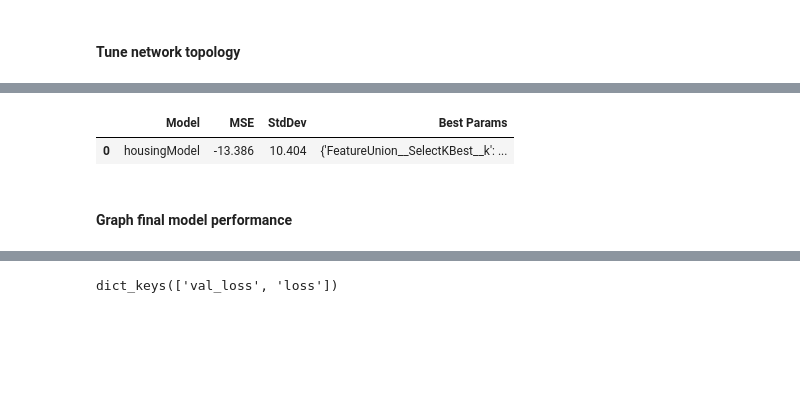
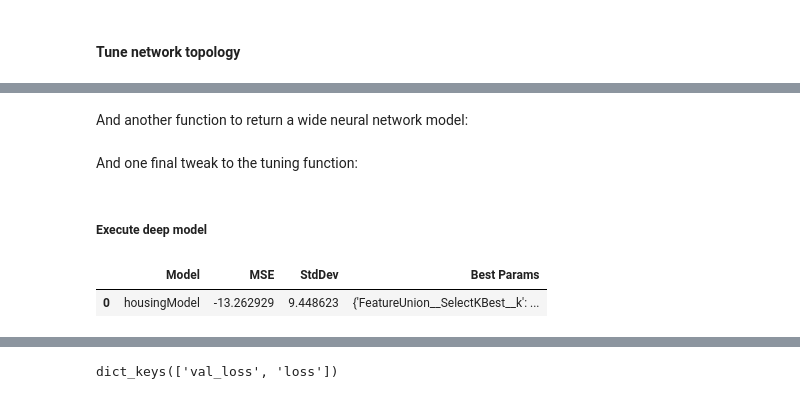
Before and after one commit to nrasch/Portfolio, a Jupyter notebook: Machine-Learning/Python/04-Classic-Datasets/Model-02.Keras.2.ipynb, the cells around one changed output, grey strips where cells are left out. Drawn from its saved outputs; the diff is of its cells as text; code cells hidden in the pictures; blank space fills up the shorter version.

```diff
--- a/Machine-Learning/Python/04-Classic-Datasets/Model-02.Keras.2.ipynb
+++ b/Machine-Learning/Python/04-Classic-Datasets/Model-02.Keras.2.ipynb
@@ -145,29 +145,6 @@ yVal.shape =  (102,)
 ### Build model function
 # %% [markdown]
 More info on the `kernal_initializer`:  https://keras.io/initializers/
-# %%
-def buildModel(optimizer = 'Adam', lr = 0.001, decay = 0.0, epsilon = None, debug = False):
-
-    opt = None
-
-    model = Sequential()
-
-    # kernel_initializer='normal' -> Initializer capable of adapting its scale to the shape of weights
-    # bias_initializer -> 'zeros' (default per the docs)
-    model.add(Dense(20, kernel_initializer='normal', activation = 'relu'))
-    model.add(Dense(10, kernel_initializer='normal', activation = 'relu'))
-    model.add(Dense(1, kernel_initializer='normal'))
-
-    if optimizer.lower() == 'adam':
-        opt = Adam(lr = lr, decay = decay, epsilon = epsilon)
-    else:
-        # Please don't ever use eval where you're recieving input from non-trusted sources!
-        # A Jupyter notebook is OK; a public facing service is certainly not
-        opt = eval(optimizer)()
-
-    model.compile(loss = 'mean_squared_error', optimizer = opt)
-
-    return model
 # %%
 def wrapper(optimizer = 'Adam', lr = 0.001, decay = 0.0, epsilon = None):
 
@@ -311,7 +276,7 @@ def tuneModel(modelName, modelObj, params, iterations = 20, returnModel = False,
 OK, let's dig in and see what sort of parameter combinations `RandomizedSearchCV` might be able to find for us that provide good algorithm performance.  If we would have utilized `GridSearchCV` as in the [previous write-up](https://nbviewer.jupyter.org/github/nrasch/Portfolio/blob/master/Machine-Learning/Python/04-Classic-Datasets/Model-02.Keras.1.ipynb) we'd probably be here all week waiting for the combinations below to finish.  ;)
 # %%
 modelName = "housingModel"
-modelObj =  KerasRegressor(build_fn = buildModel, verbose = 0)
+modelObj =  KerasRegressor(build_fn = wrapper(), verbose = 0)
 params = {
     'housingModel__optimizer' : ['Adam'],
     'housingModel__epochs' : makeRange(200, 600, 50),
@@ -353,0 +319,12 @@ Likely the next logical step would be to experiment with the topology of the neu
+# %%
+def buildModelDeep(optimizer = 'Adam', lr = 0.001, decay = 0.0, epsilon = None):
+    opt = Adam(lr = lr, decay = decay, epsilon = epsilon)
+    model = Sequential()
+    model.add(Dense(20, kernel_initializer='normal', activation = 'relu'))
+    model.add(Dense(10, kernel_initializer='normal', activation = 'relu'))
+    model.add(Dense(5, kernel_initializer='normal', activation = 'relu'))
+    model.add(Dense(1, kernel_initializer='normal'))
+    model.compile(loss = 'mean_squared_error', optimizer = opt)
+    return model
+# %% [markdown]
+And another function to return a wide neural network model:
@@ -354,3 +339,5 @@ Likely the next logical step would be to experiment with the topology of the neu
+# %% [markdown]
+And one final tweak to the tuning function:
 # %%
 def tuneFinalModel(modelName, modelObj, params, iterations = 20, returnModel = False, showSummary = True):
     # Init vars and params
@@ -397,21 +384,21 @@ def tuneFinalModel(modelName, modelObj, params, iterations = 20, returnModel = F
 
     if returnModel:
         return featureResults
+# %% [markdown]
+##### Execute deep model
 # %%
 finalModelName = "housingModel"
-finalModelObj =  KerasRegressor(build_fn = buildModel, verbose = 0)
+finalModelObj =  KerasRegressor(build_fn = buildModelDeep, verbose = 0)
 finalParams = {
     'housingModel__optimizer' : ['Adam'],
     'housingModel__epochs' : [350],
     'housingModel__batch_size' : [36],
-    'FeatureUnion__SelectKBest__k': [2],
+    'FeatureUnion__SelectKBest__k': [2, 3],
     'housingModel__lr' : [0.005],
     'housingModel__epsilon' : [1.5],
 }
 
 final = tuneFinalModel(finalModelName, finalModelObj, finalParams, 2, True, True)
 # %% [output]
 |  | Model | MSE | StdDev | Best Params |
-| 0 | housingModel | -13.386 | 10.404 | {'FeatureUnion__SelectKBest__k': ... |
+| 0 | housingModel | -13.262929 | 9.448623 | {'FeatureUnion__SelectKBest__k': ... |
-# %% [markdown]
-#### Graph final model performance
```
Also changed, not shown: parts of 34 cells of this notebook, 1 other file.
